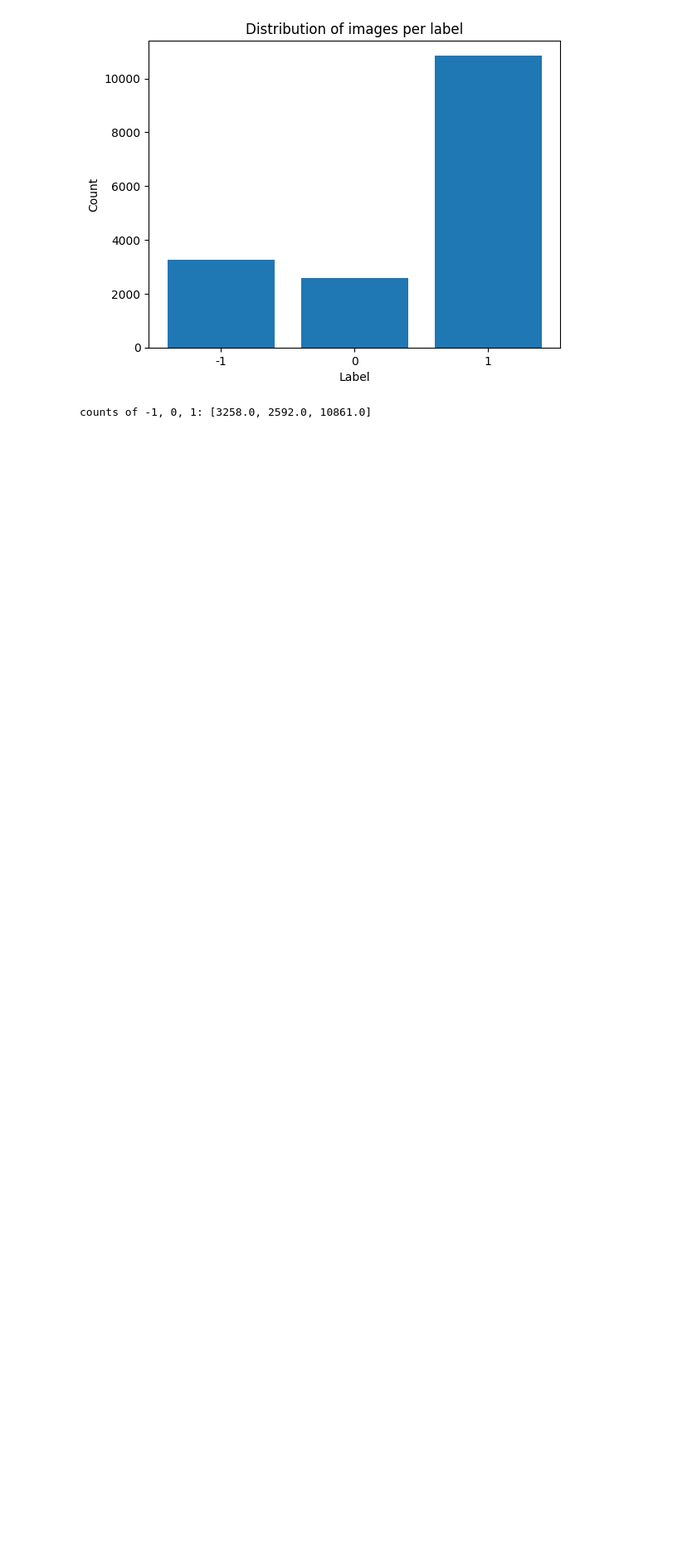
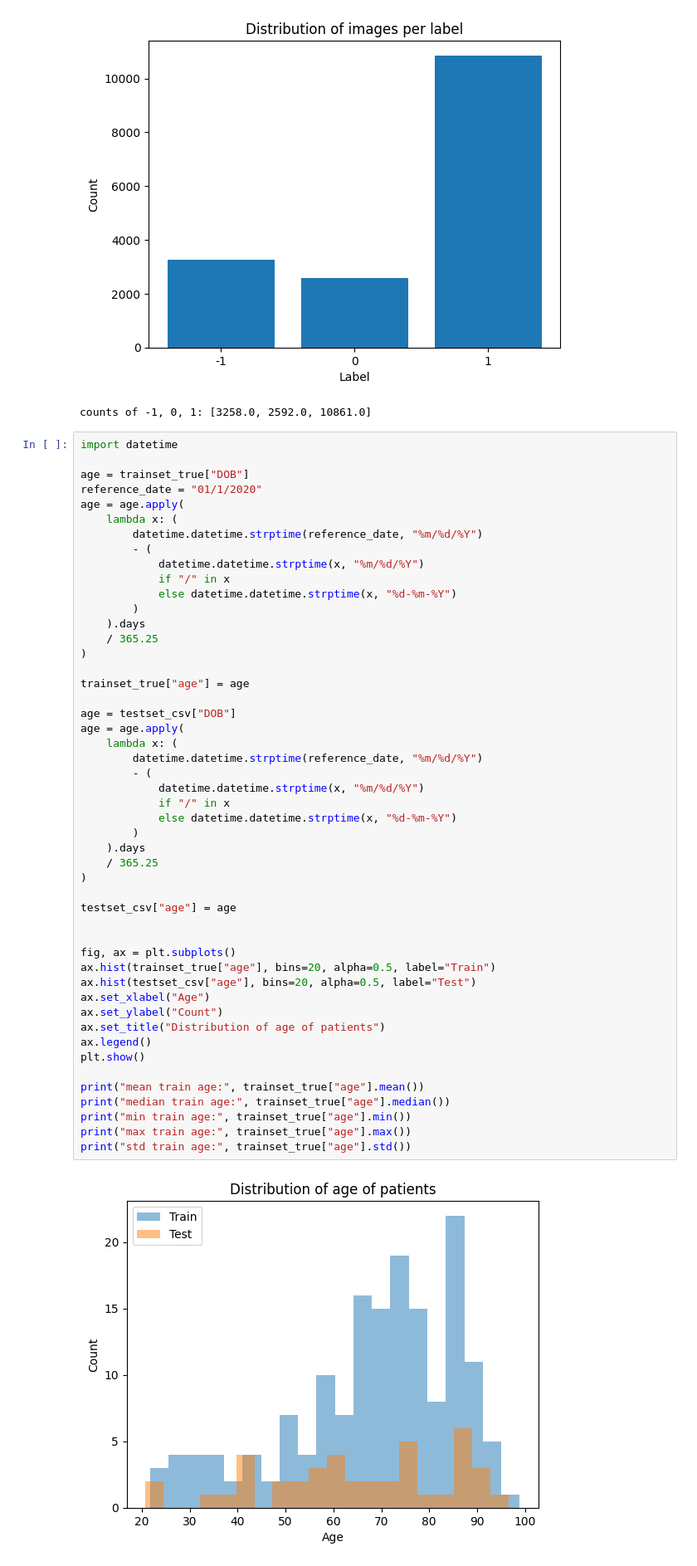
Before and after one commit to clementw168/Lymphocytosis-classification, a Jupyter notebook: data_exploration.ipynb, the cells around one changed output. Shown at 83% size. Cells and saved outputs as stored; diff of their text form; blank space fills up the shorter version.

```diff
--- a/data_exploration.ipynb
+++ b/data_exploration.ipynb
@@ -143,3 +140,54 @@ print(f"counts of -1, 0, 1: {counts}")
 # %% [output]
 [figure]
 counts of -1, 0, 1: [3258.0, 2592.0, 10861.0]
+# %%
+import datetime
+
+age = trainset_true["DOB"]
+reference_date = "01/1/2020"
+age = age.apply(
+    lambda x: (
+        datetime.datetime.strptime(reference_date, "%m/%d/%Y")
+        - (
+            datetime.datetime.strptime(x, "%m/%d/%Y")
+            if "/" in x
+            else datetime.datetime.strptime(x, "%d-%m-%Y")
+        )
+    ).days
+    / 365.25
+)
+
+trainset_true["age"] = age
+
+age = testset_csv["DOB"]
+age = age.apply(
+    lambda x: (
+        datetime.datetime.strptime(reference_date, "%m/%d/%Y")
+        - (
+            datetime.datetime.strptime(x, "%m/%d/%Y")
+            if "/" in x
+            else datetime.datetime.strptime(x, "%d-%m-%Y")
+        )
+    ).days
+    / 365.25
+)
+
+testset_csv["age"] = age
+
+
+fig, ax = plt.subplots()
+ax.hist(trainset_true["age"], bins=20, alpha=0.5, label="Train")
+ax.hist(testset_csv["age"], bins=20, alpha=0.5, label="Test")
+ax.set_xlabel("Age")
+ax.set_ylabel("Count")
+ax.set_title("Distribution of age of patients")
+ax.legend()
+plt.show()
+
+print("mean train age:", trainset_true["age"].mean())
+print("median train age:", trainset_true["age"].median())
+print("min train age:", trainset_true["age"].min())
+print("max train age:", trainset_true["age"].max())
+print("std train age:", trainset_true["age"].std())
+# %% [output]
+[figure, added]
```
Also changed, not shown: parts of 7 cells of this notebook, 2 other files.
